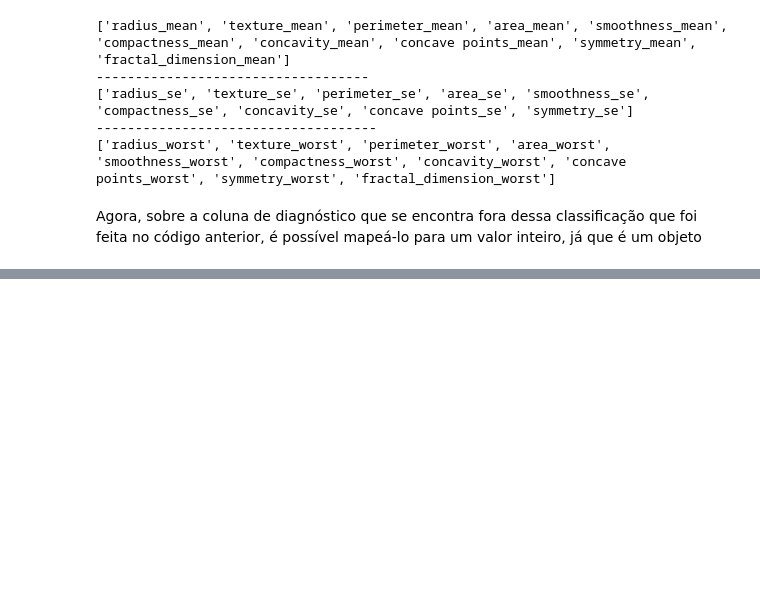
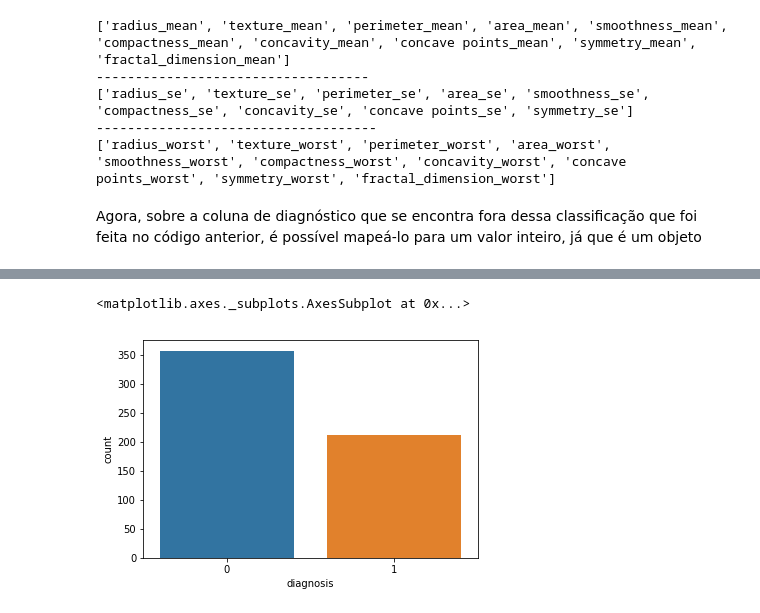
Before and after one commit to GabrielaMitu/CDados2020_Projeto2, a Jupyter notebook: Projeto2 - Análise Exploratória.ipynb, the cells around one changed output, grey strips where cells are left out. Drawn from its saved outputs; the diff is of its cells as text; code cells hidden in the pictures; blank space fills up the shorter version.

```diff
--- a/Projeto2 - Análise Exploratória.ipynb
+++ b/Projeto2 - Análise Exploratória.ipynb
@@ -111,0 +131,5 @@ dados['diagnosis']=dados['diagnosis'].map({'M':1,'B':0})
+# %%
+sns.countplot(dados['diagnosis'],label="Count")
+# %% [output]
+<matplotlib.axes._subplots.AxesSubplot at 0x...>
+[figure, added]
```
Also changed, not shown: parts of 40 cells of this notebook.
